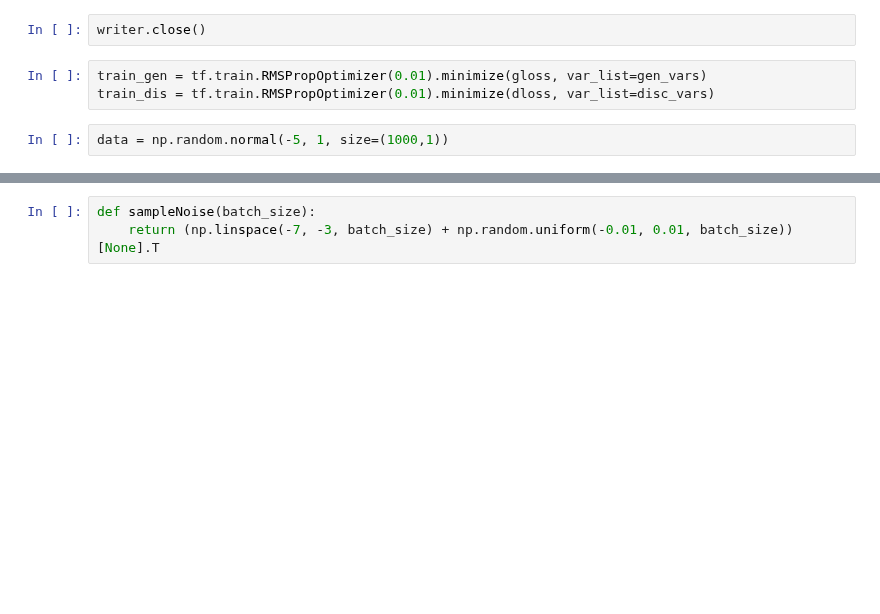
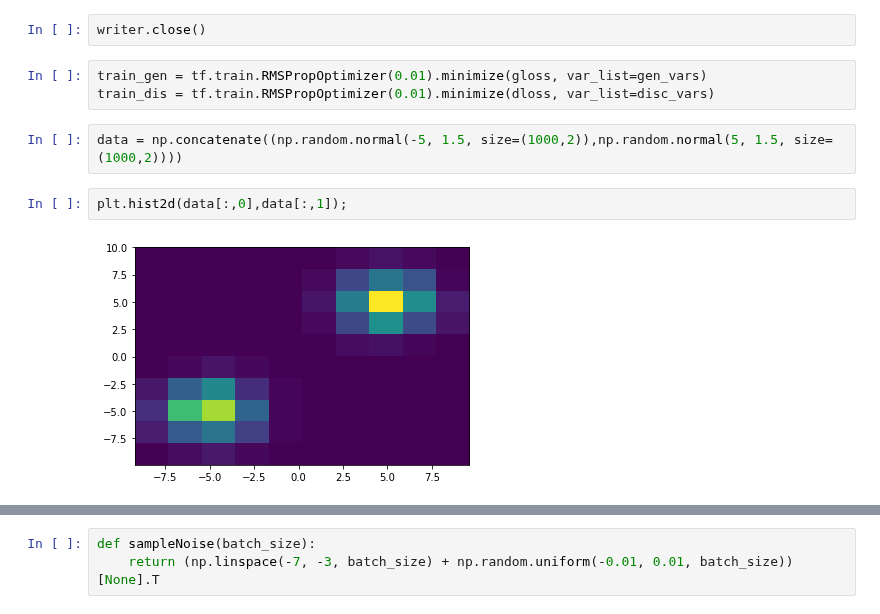
Before and after one commit to hov1417/NNHomework, a Jupyter notebook: session3/final_assignment.ipynb, the cells around one changed output, grey strips where cells are left out. Cells and saved outputs as stored; diff of their text form; blank space fills up the shorter version.

```diff
--- a/session3/final_assignment.ipynb
+++ b/session3/final_assignment.ipynb
@@ -59,4 +59,8 @@ writer.close()
 train_gen = tf.train.RMSPropOptimizer(0.01).minimize(gloss, var_list=gen_vars)
 train_dis = tf.train.RMSPropOptimizer(0.01).minimize(dloss, var_list=disc_vars)
 # %%
-data = np.random.normal(-5, 1, size=(1000,1))
+data = np.concatenate((np.random.normal(-5, 1.5, size=(1000,2)),np.random.normal(5, 1.5, size=(1000,2))))
+# %%
+plt.hist2d(data[:,0],data[:,1]);
+# %% [output]
+[figure, added]
```
Also changed, not shown: parts of 9 cells of this notebook.
